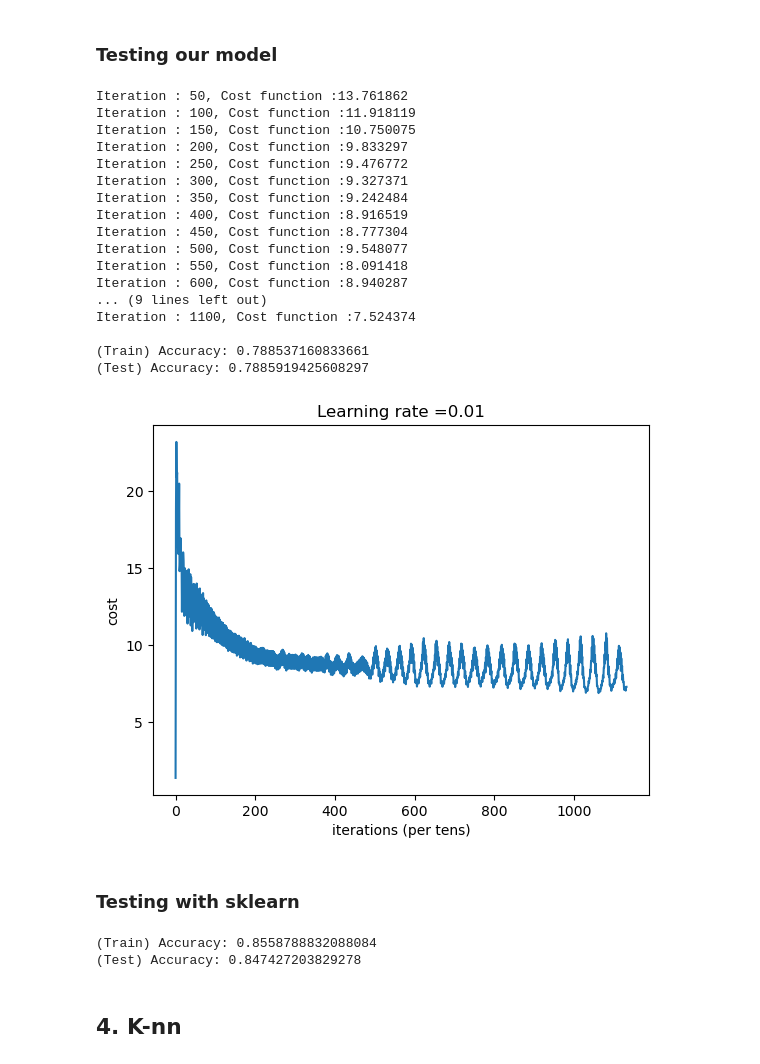
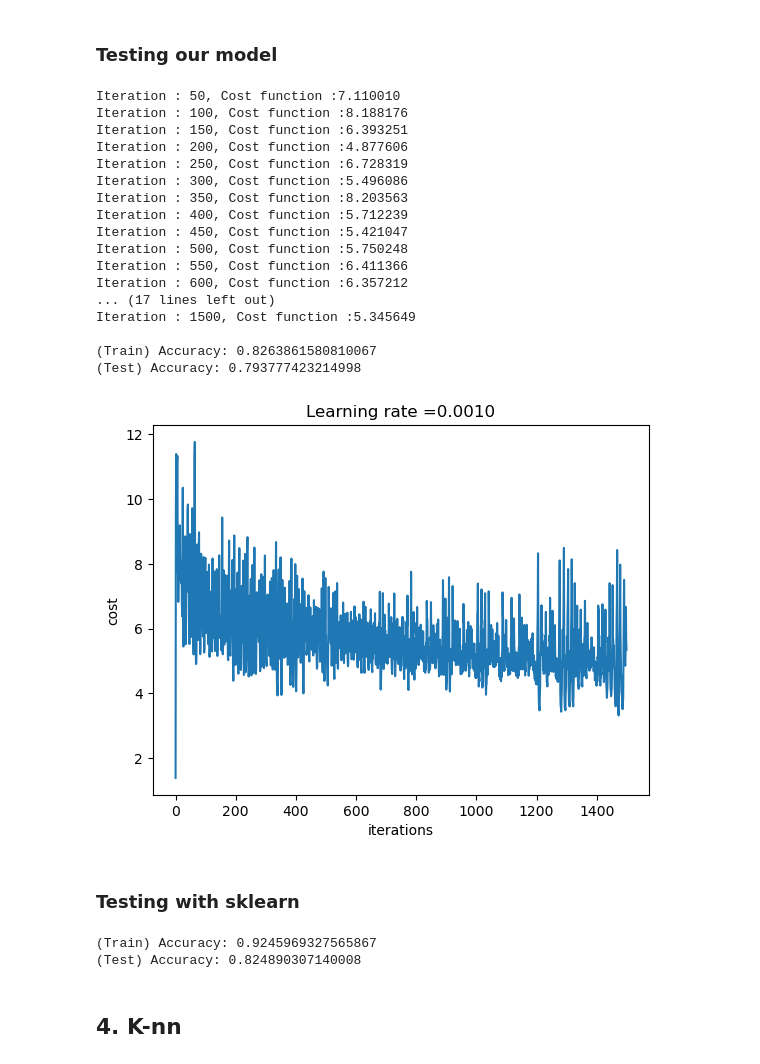
Before and after one commit to Phlorion/SoundRecognitionMLProject, a Jupyter notebook: sound_recognition.ipynb, the cells around one changed output. Saved outputs shown, nothing was run; the diff lists cells and outputs as text; code cells hidden in the pictures.

```diff
--- a/sound_recognition.ipynb
+++ b/sound_recognition.ipynb
@@ -64,0 +81,9 @@ y test: (5014, 4)
+# %%
+def normalize_data(X):
+    mean = np.mean(X, axis=0)
+    std = np.std(X, axis=0)
+
+    return (X - mean) / std
+# %%
+X_train_norm = normalize_data(X_train)
+X_test_norm = normalize_data(X_test)
@@ -313,60 +346,60 @@ class MyLogisticRegression():
 # %% [markdown]
 ### Testing our model
 # %%
-log_r = MyLogisticRegression(alpha=0.01)
-weights, costs = log_r.fit(X_train_rec, y_train)
+log_r = MyLogisticRegression(alpha=0.001)
+weights, costs = log_r.fit(X_train_norm, y_train)
 
 # test on train data
-log_r.predict(X_train_rec)
+log_r.predict(X_train_norm)
 print("\n(Train) Accuracy:", log_r.score(y_train))
 
 # test on test data
-log_r.predict(X_test_rec)
+log_r.predict(X_test_norm)
 print("(Test) Accuracy:", log_r.score(y_test))
 # %% [output]
-Iteration : 50, Cost function :13.761862
-Iteration : 100, Cost function :11.918119
-Iteration : 150, Cost function :10.750075
-Iteration : 200, Cost function :9.833297
-Iteration : 250, Cost function :9.476772
-Iteration : 300, Cost function :9.327371
-Iteration : 350, Cost function :9.242484
-Iteration : 400, Cost function :8.916519
-Iteration : 450, Cost function :8.777304
-Iteration : 500, Cost function :9.548077
-Iteration : 550, Cost function :8.091418
-Iteration : 600, Cost function :8.940287
-... (9 lines left out)
-Iteration : 1100, Cost function :7.524374
+Iteration : 50, Cost function :7.110010
+Iteration : 100, Cost function :8.188176
+Iteration : 150, Cost function :6.393251
+Iteration : 200, Cost function :4.877606
+Iteration : 250, Cost function :6.728319
+Iteration : 300, Cost function :5.496086
+Iteration : 350, Cost function :8.203563
+Iteration : 400, Cost function :5.712239
+Iteration : 450, Cost function :5.421047
+Iteration : 500, Cost function :5.750248
+Iteration : 550, Cost function :6.411366
+Iteration : 600, Cost function :6.357212
+... (17 lines left out)
+Iteration : 1500, Cost function :5.345649
 
-(Train) Accuracy: 0.788537160833661
-(Test) Accuracy: 0.7885919425608297
+(Train) Accuracy: 0.8263861580810067
+(Test) Accuracy: 0.793777423214998
 # %%
 plt.plot(np.squeeze(costs))
 plt.ylabel('cost')
 plt.xlabel('iterations')
-plt.title("Learning rate =" + str(format(0.01, '.2f')))
+plt.title("Learning rate =" + str(format(1e-3, '.4f')))
 plt.show()
 # %% [output]
-[figure, old version]
+[figure, new version]
 # %% [markdown]
 ### Testing with sklearn
 # %%
 from sklearn.linear_model import LogisticRegression
 
 sk_log_r = LogisticRegression(max_iter=1500)
-sk_log_r.fit(X_train_rec, y_train_labels)
+sk_log_r.fit(X_train_norm, y_train_labels)
 
 # predict train data
-y_preds_train = sk_log_r.predict(X_train_rec)
+y_preds_train = sk_log_r.predict(X_train_norm)
 print("(Train) Accuracy:", np.mean(y_preds_train == y_train_labels))
 
 # predict test data
-y_preds_test = sk_log_r.predict(X_test_rec)
+y_preds_test = sk_log_r.predict(X_test_norm)
 print("(Test) Accuracy:", np.mean(y_preds_test == y_test_labels))
 # %% [output]
-(Train) Accuracy: 0.8558788832088084
-(Test) Accuracy: 0.847427203829278
+(Train) Accuracy: 0.9245969327565867
+(Test) Accuracy: 0.824890307140008
 # %% [markdown]
 ## 4. K-nn
 # %%
```
Also changed, not shown: parts of 15 cells of this notebook, 1 other file.
